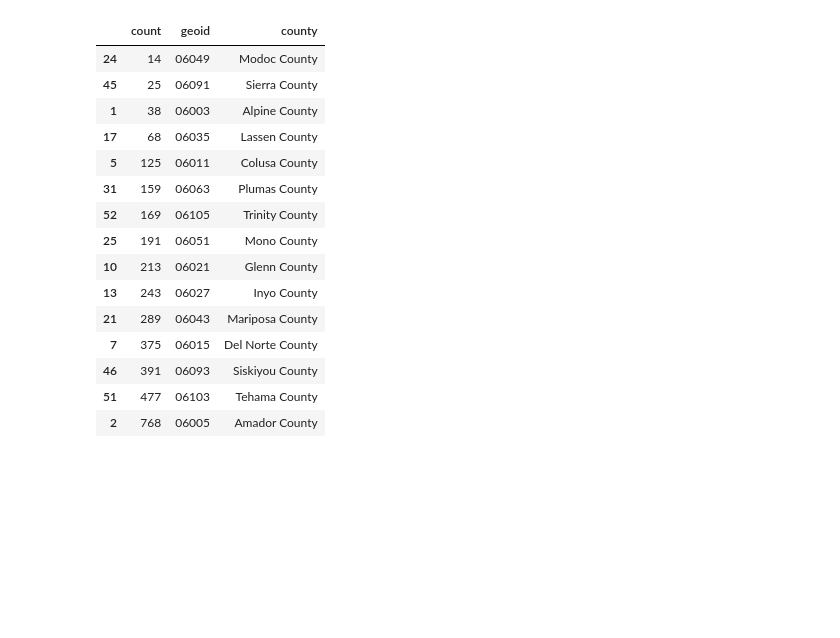
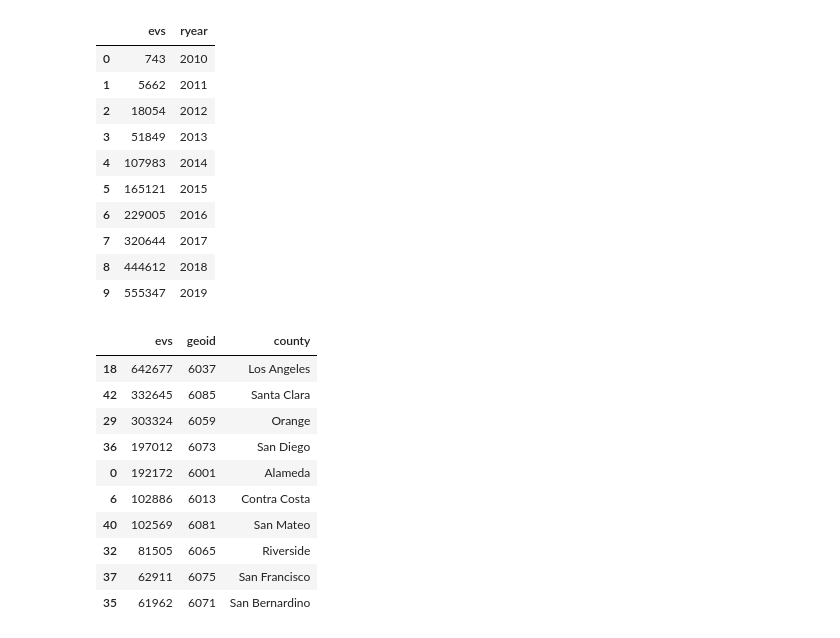
Before and after one commit to Costont/EV-Analysis, a Jupyter notebook: EV_Analysis.ipynb, the cells around one changed output. Drawn from its saved outputs; the diff is of its cells as text; code cells hidden in the pictures; blank space fills up the shorter version.

```diff
--- a/EV_Analysis.ipynb
+++ b/EV_Analysis.ipynb
@@ -23,7 +26,11 @@ from config import g_key
 gmaps.configure(api_key=g_key)
 # %%
 # Files to load
-stations_load = "Data/stations_county_count.csv"
-evs_load = "Data/county_counts.csv"
+stations_load = "Data/ca_stations_count.csv"
+evs_load = "Data/ca_ev_county_counts.csv"
 evs_stations_load = "Data/ca_ev_stations.csv"
+ca_geoids_load = "Data/ca_geoids.csv"
+ratio_load = "Data/ca_ev_stations_ratio.csv"
+evs_yr_load = "Data/ca_ev_year_counts.csv"
+stations_yr_load = "Data/ca_stations_yr_count.csv"
 # %%
@@ -51,22 +70,34 @@ stations_df.head(15)
+# %%
+# Read the California Electric Vehicle Year Counts data file and store it in a pandas DataFrame.
+evs_yr_count_df = pd.read_csv(evs_yr_load)
+evs_yr_count_df.sort_values(by=['ryear'], inplace=True, ascending=True)
+evs_yr_count_df.head(10)
+# %% [output]
+|  | evs | ryear |
+| 0 | 743 | 2010 |
+| 1 | 5662 | 2011 |
+| 2 | 18054 | 2012 |
+| 3 | 51849 | 2013 |
+| 4 | 107983 | 2014 |
+| 5 | 165121 | 2015 |
+| 6 | 229005 | 2016 |
+| 7 | 320644 | 2017 |
+| 8 | 444612 | 2018 |
+| 9 | 555347 | 2019 |
 # %%
-# Read the city data file and store it in a pandas DataFrame.
+# Read the California Electric Count By County data file and store it in a pandas DataFrame.
 evs_df = pd.read_csv(evs_load)
-evs_df.sort_values(by=['count'], inplace=True, ascending=True)
-evs_df.head(15)
+evs_df.sort_values(by=['evs'], inplace=True, ascending=False)
+evs_df.head(10)
 # %% [output]
-|  | count | geoid | county |
-| 24 | 14 | 06049 | Modoc County |
-| 45 | 25 | 06091 | Sierra County |
-| 1 | 38 | 06003 | Alpine County |
-| 17 | 68 | 06035 | Lassen County |
-| 5 | 125 | 06011 | Colusa County |
-| 31 | 159 | 06063 | Plumas County |
-| 52 | 169 | 06105 | Trinity County |
-| 25 | 191 | 06051 | Mono County |
-| 10 | 213 | 06021 | Glenn County |
-| 13 | 243 | 06027 | Inyo County |
-| 21 | 289 | 06043 | Mariposa County |
-| 7 | 375 | 06015 | Del Norte County |
-| 46 | 391 | 06093 | Siskiyou County |
-| 51 | 477 | 06103 | Tehama County |
-| 2 | 768 | 06005 | Amador County |
+|  | evs | geoid | county |
+| 18 | 642677 | 6037 | Los Angeles |
+| 42 | 332645 | 6085 | Santa Clara |
+| 29 | 303324 | 6059 | Orange |
+| 36 | 197012 | 6073 | San Diego |
+| 0 | 192172 | 6001 | Alameda |
+| 6 | 102886 | 6013 | Contra Costa |
+| 40 | 102569 | 6081 | San Mateo |
+| 32 | 81505 | 6065 | Riverside |
+| 37 | 62911 | 6075 | San Francisco |
+| 35 | 61962 | 6071 | San Bernardino |
```
Also changed, not shown: parts of 21 cells of this notebook.
